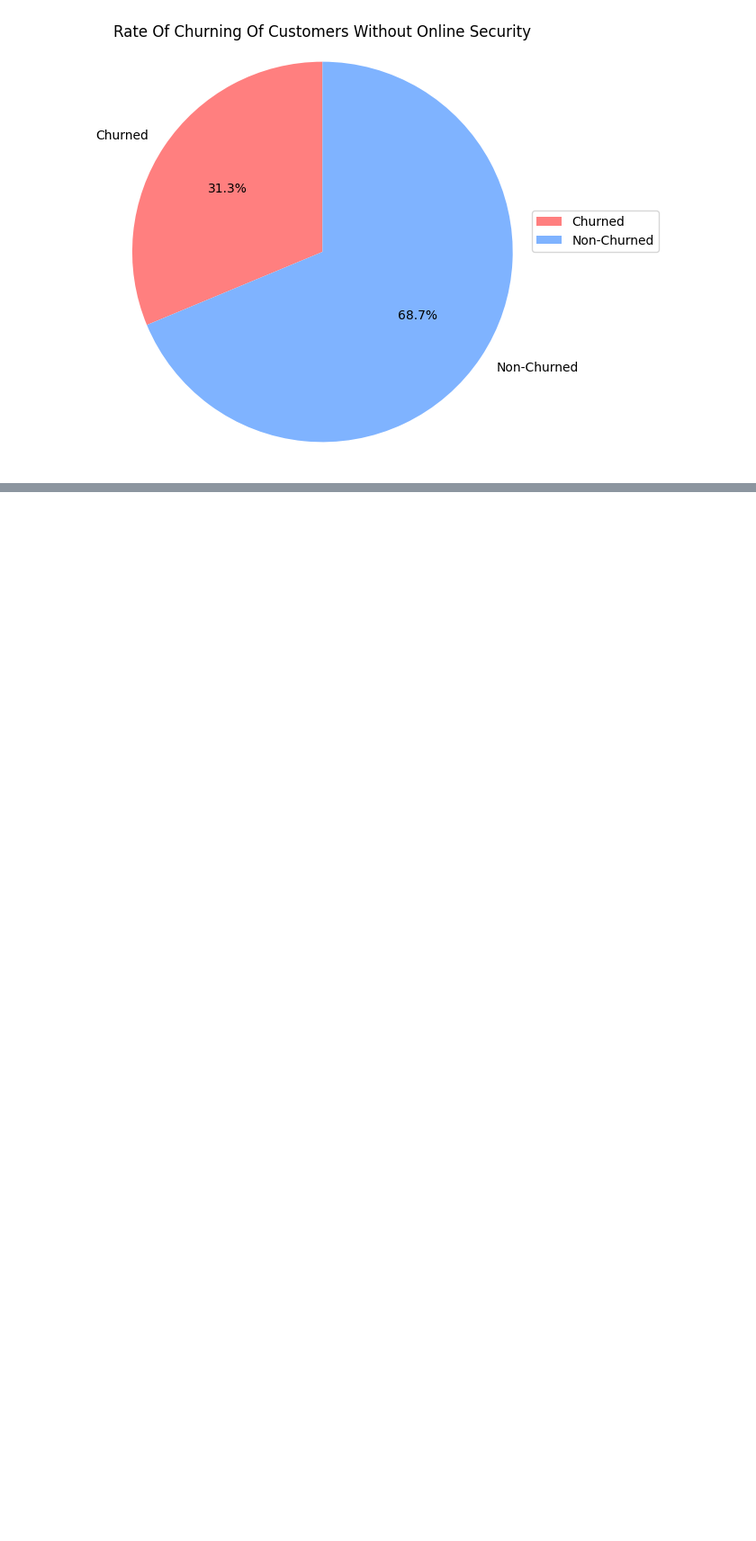
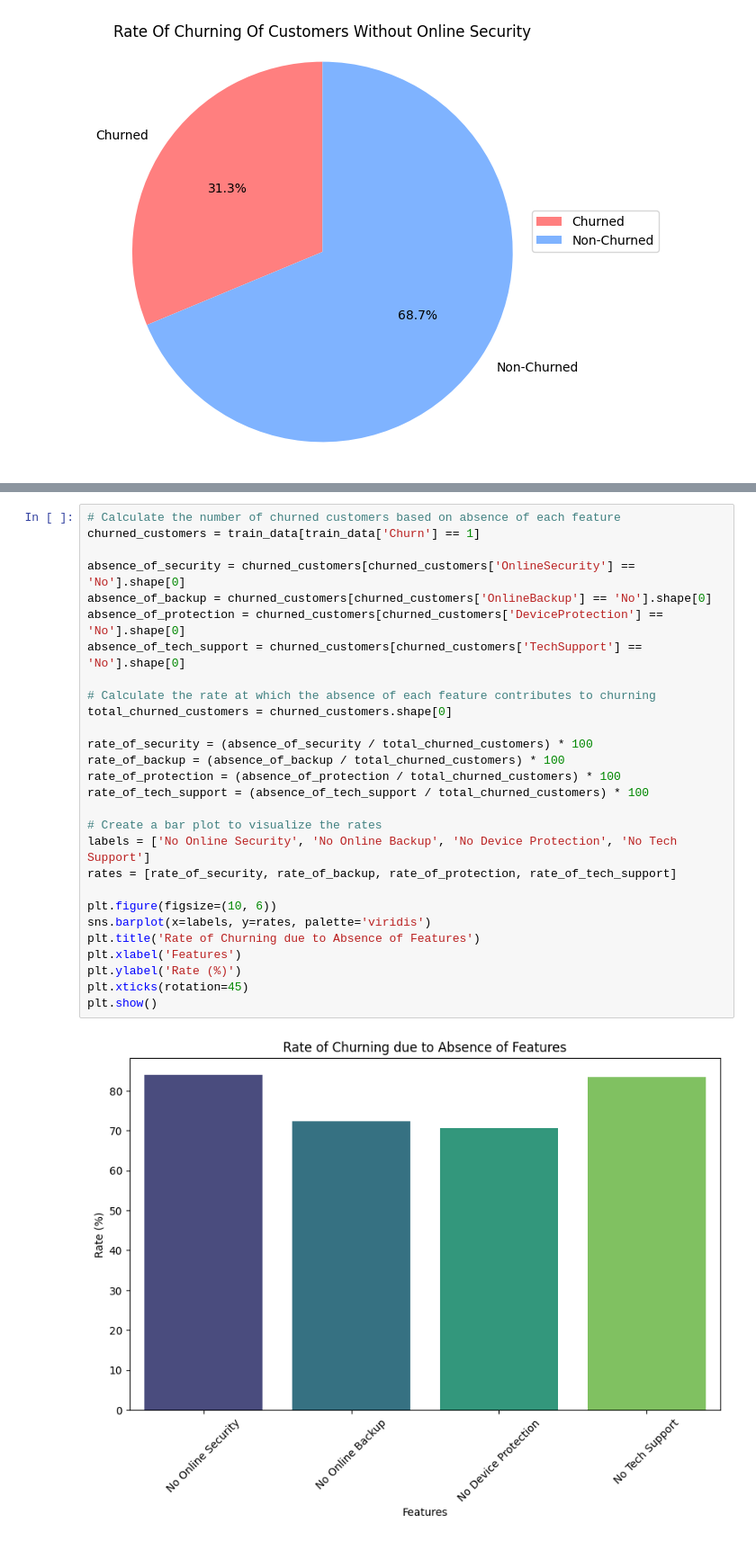
Before and after one commit to iameberedavid/Telco-Churn-Analysis, a Jupyter notebook: Jupyter Notebook.ipynb, the cells around one changed output, grey strips where cells are left out. Shown at 90% size. Drawn from its saved outputs; the diff is of its cells as text; blank space fills up the shorter version.

```diff
--- a/Jupyter Notebook.ipynb
+++ b/Jupyter Notebook.ipynb
@@ -705,0 +785,30 @@ plt.show()
+# %%
+# Calculate the number of churned customers based on absence of each feature
+churned_customers = train_data[train_data['Churn'] == 1]
+
+absence_of_security = churned_customers[churned_customers['OnlineSecurity'] == 'No'].shape[0]
+absence_of_backup = churned_customers[churned_customers['OnlineBackup'] == 'No'].shape[0]
+absence_of_protection = churned_customers[churned_customers['DeviceProtection'] == 'No'].shape[0]
+absence_of_tech_support = churned_customers[churned_customers['TechSupport'] == 'No'].shape[0]
+
+# Calculate the rate at which the absence of each feature contributes to churning
+total_churned_customers = churned_customers.shape[0]
+
+rate_of_security = (absence_of_security / total_churned_customers) * 100
+rate_of_backup = (absence_of_backup / total_churned_customers) * 100
+rate_of_protection = (absence_of_protection / total_churned_customers) * 100
+rate_of_tech_support = (absence_of_tech_support / total_churned_customers) * 100
+
+# Create a bar plot to visualize the rates
+labels = ['No Online Security', 'No Online Backup', 'No Device Protection', 'No Tech Support']
+rates = [rate_of_security, rate_of_backup, rate_of_protection, rate_of_tech_support]
+
+plt.figure(figsize=(10, 6))
+sns.barplot(x=labels, y=rates, palette='viridis')
+plt.title('Rate of Churning due to Absence of Features')
+plt.xlabel('Features')
+plt.ylabel('Rate (%)')
+plt.xticks(rotation=45)
+plt.show()
+# %% [output]
+[figure, added]
```
Also changed, not shown: parts of 8 cells of this notebook.
